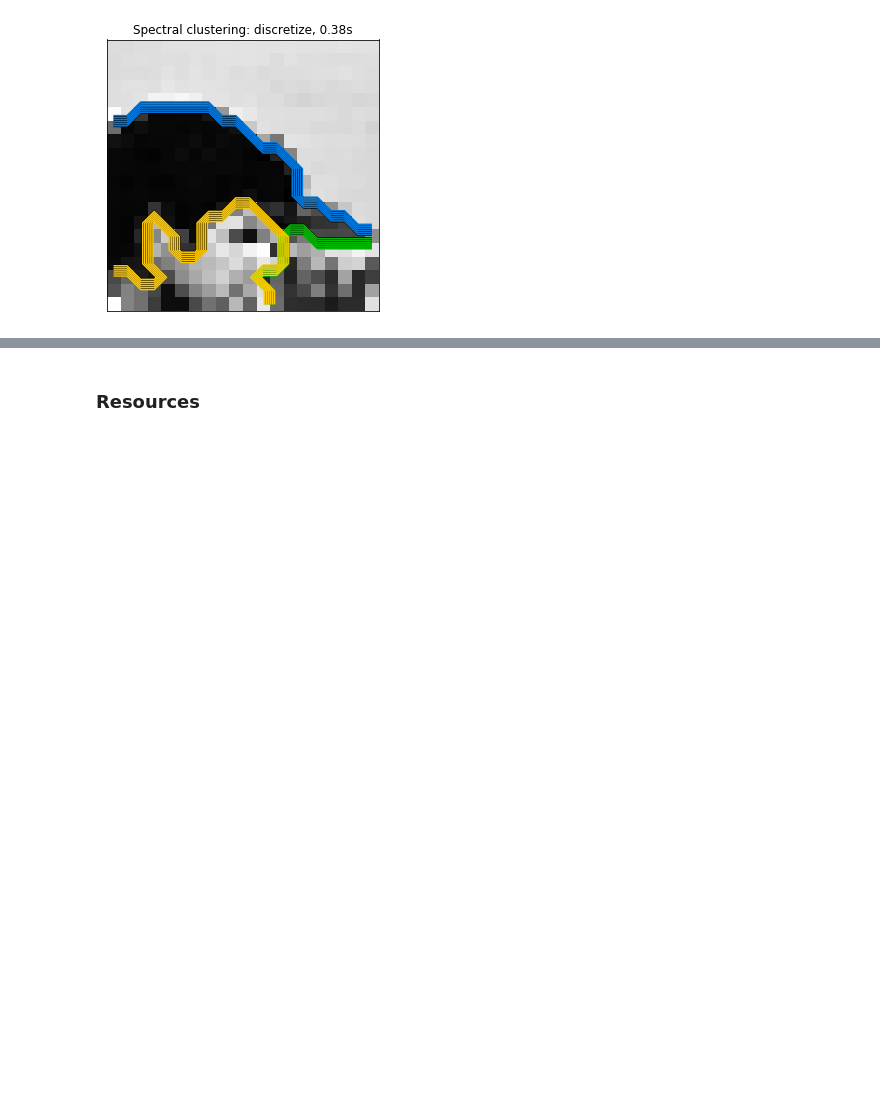
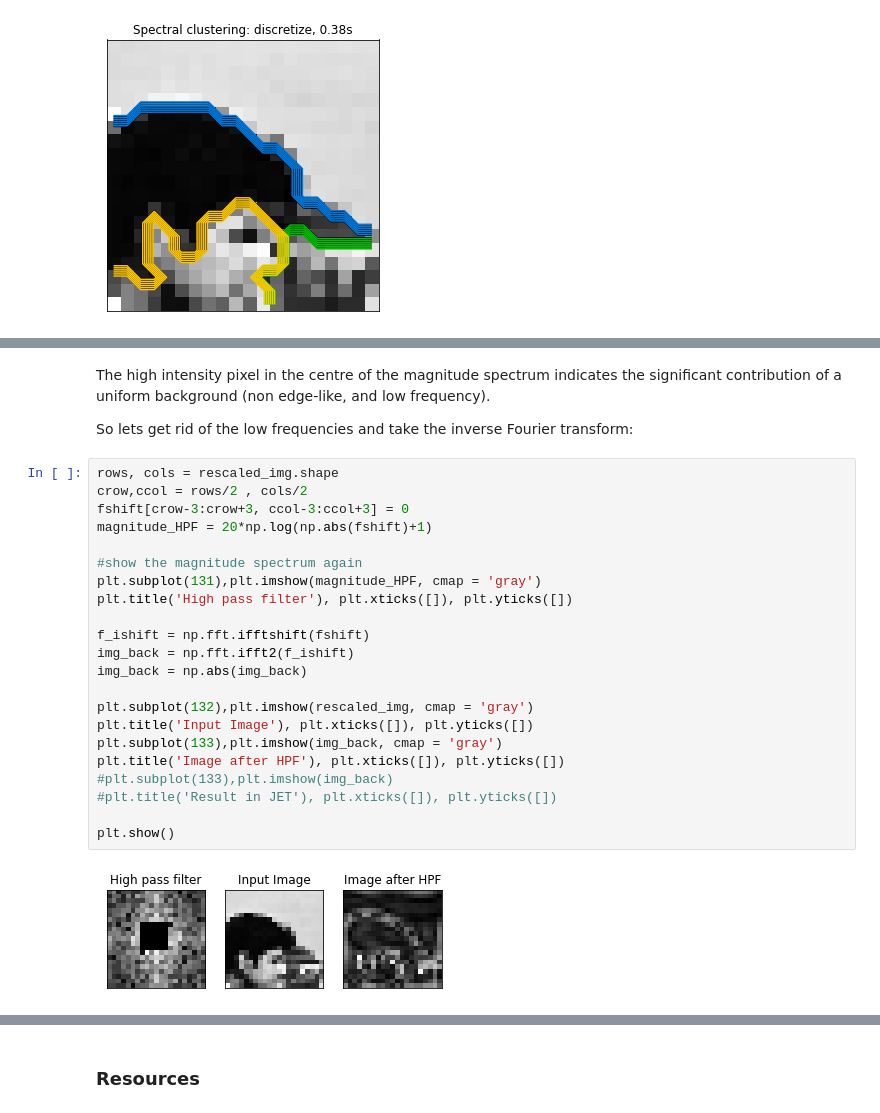
Before and after one commit to hlml-toronto/machinelearning, a Jupyter notebook: guides/LEM.ipynb, the cells around one changed output, grey strips where cells are left out. Cells and saved outputs as stored; diff of their text form; blank space fills up the shorter version.

```diff
--- a/guides/LEM.ipynb
+++ b/guides/LEM.ipynb
@@ -319,0 +355,28 @@ Spectral clustering: discretize, 0.38s
+# %% [markdown]
+The high intensity pixel in the centre of the magnitude spectrum indicates the significant contribution of a uniform background (non edge-like, and low frequency).
+
+So lets get rid of the low frequencies and take the inverse Fourier transform:
+# %%
+rows, cols = rescaled_img.shape
+crow,ccol = rows/2 , cols/2
+fshift[crow-3:crow+3, ccol-3:ccol+3] = 0
+magnitude_HPF = 20*np.log(np.abs(fshift)+1)
+
+#show the magnitude spectrum again
+plt.subplot(131),plt.imshow(magnitude_HPF, cmap = 'gray')
+plt.title('High pass filter'), plt.xticks([]), plt.yticks([])
+
+f_ishift = np.fft.ifftshift(fshift)
+img_back = np.fft.ifft2(f_ishift)
+img_back = np.abs(img_back)
+
+plt.subplot(132),plt.imshow(rescaled_img, cmap = 'gray')
+plt.title('Input Image'), plt.xticks([]), plt.yticks([])
+plt.subplot(133),plt.imshow(img_back, cmap = 'gray')
+plt.title('Image after HPF'), plt.xticks([]), plt.yticks([])
+#plt.subplot(133),plt.imshow(img_back)
+#plt.title('Result in JET'), plt.xticks([]), plt.yticks([])
+
+plt.show()
+# %% [output]
+[figure, added]
```
Also changed, not shown: parts of 11 cells of this notebook.
